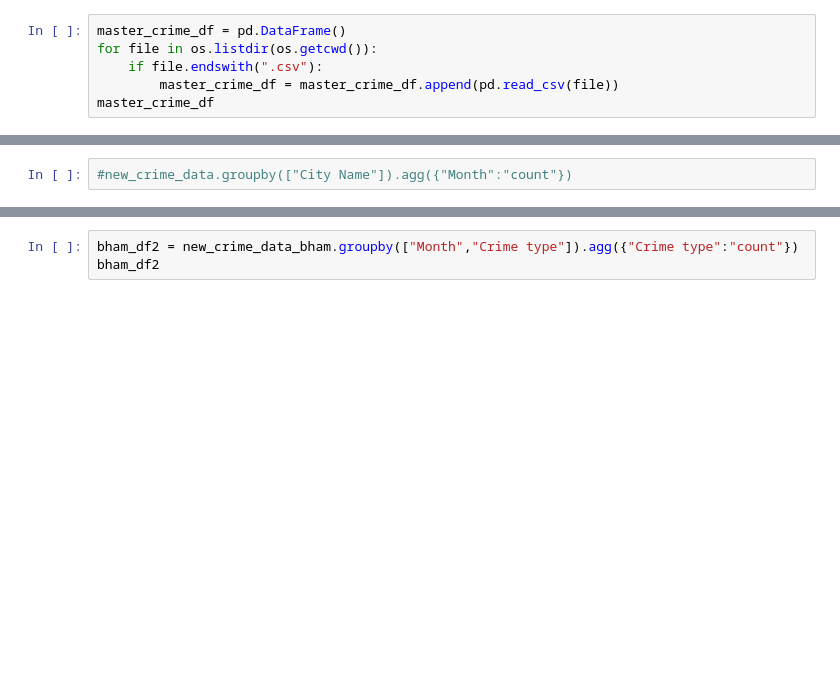
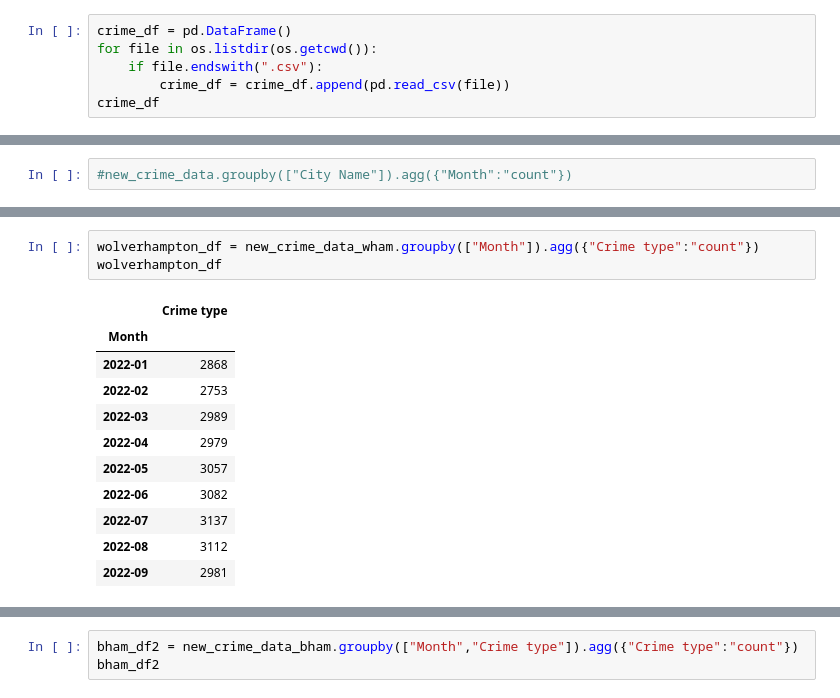
Before and after one commit to TonyHHNg/Team_Project_1, a Jupyter notebook: Crime_data_jo.ipynb, the cells around one changed output, grey strips where cells are left out. Cells and saved outputs as stored; diff of their text form; blank space fills up the shorter version.

```diff
--- a/Crime_data_jo.ipynb
+++ b/Crime_data_jo.ipynb
@@ -21,11 +21,11 @@ warnings.filterwarnings("ignore")
 # Import API key
 #from api_keys import geoapify_key
 # %%
-master_crime_df = pd.DataFrame()
+crime_df = pd.DataFrame()
 for file in os.listdir(os.getcwd()):
     if file.endswith(".csv"):
-        master_crime_df = master_crime_df.append(pd.read_csv(file))
-master_crime_df
+        crime_df = crime_df.append(pd.read_csv(file))
+crime_df
 # %% [output]
 |  | Crime ID | Month | Reported by | Falls within | Longitude | Latitude | Location | LSOA code | LSOA name | ... |
 | 0 | NaN | 2022-01 | West Midlands Police | West Midlands Police | -1.850056 | 52.591108 | On or near Walsall Road | E01009417 | Birmingham | ... |
@@ -155,0 +159,15 @@ bham_df_plot
+# %%
+wolverhampton_df = new_crime_data_wham.groupby(["Month"]).agg({"Crime type":"count"})
+wolverhampton_df
+# %% [output]
+|  | Crime type |
+| Month |  |
+| 2022-01 | 2868 |
+| 2022-02 | 2753 |
+| 2022-03 | 2989 |
+| 2022-04 | 2979 |
+| 2022-05 | 3057 |
+| 2022-06 | 3082 |
+| 2022-07 | 3137 |
+| 2022-08 | 3112 |
+| 2022-09 | 2981 |
```
Also changed, not shown: parts of 14 cells of this notebook, 3 other files.
